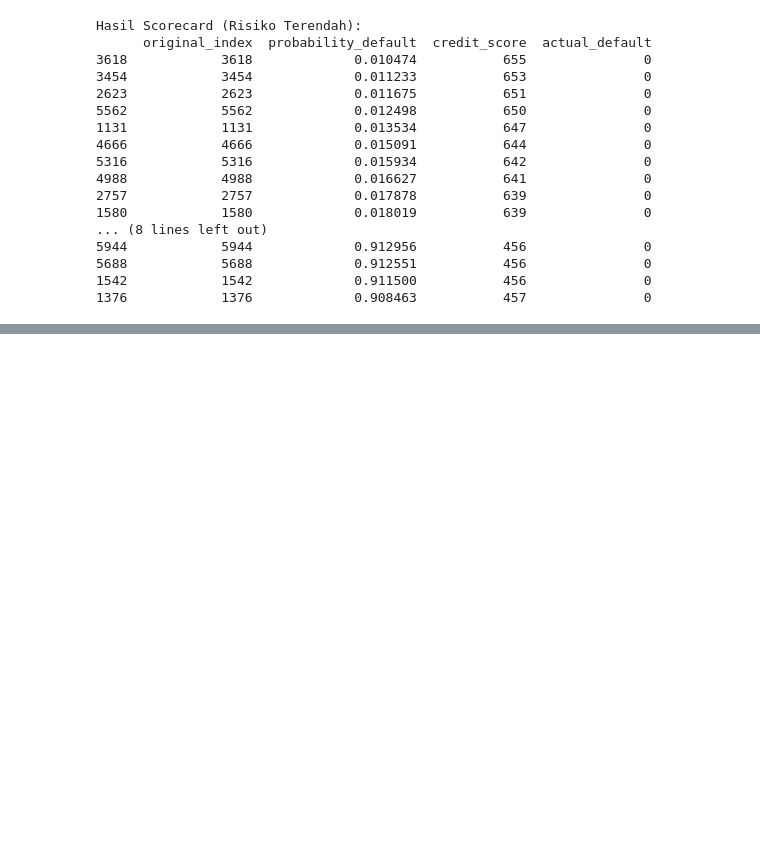
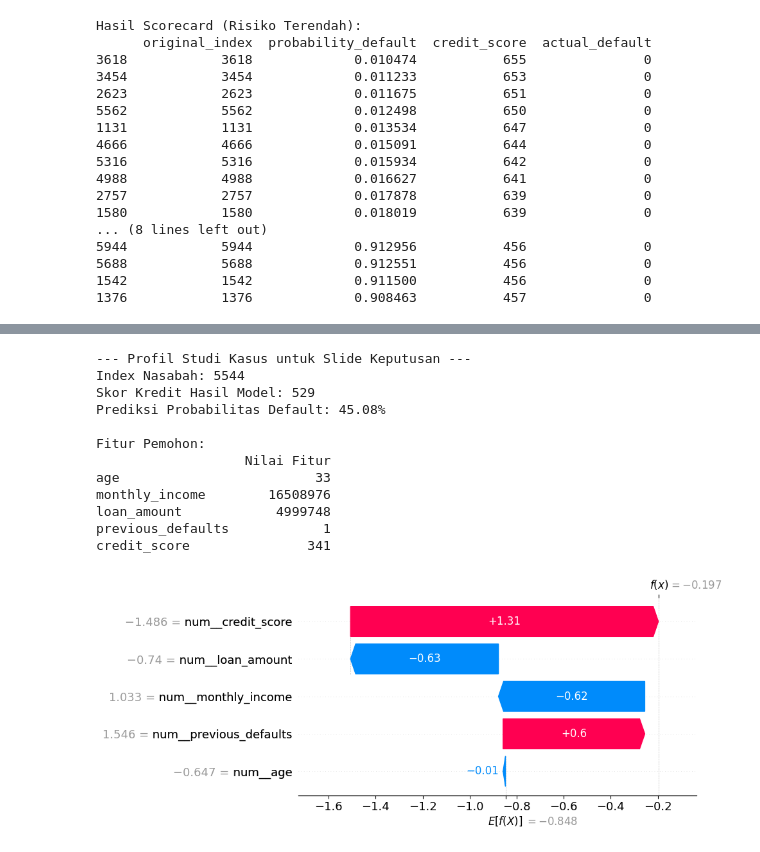
Before and after one commit to farhanrkt/ds-test, a Jupyter notebook: notebooks/B_modeling.ipynb, the cells around one changed output, grey strips where cells are left out. Cells and saved outputs as stored; diff of their text form; code cells hidden in the pictures; blank space fills up the shorter version.

```diff
--- a/notebooks/B_modeling.ipynb
+++ b/notebooks/B_modeling.ipynb
@@ -420,0 +471,41 @@ Hasil Scorecard (Risiko Terendah):
+# %%
+target_loan_amount = 5000000
+best_index_label = (x_test['loan_amount'] - target_loan_amount).abs().idxmin()
+best_index_pos = x_test.index.get_loc(best_index_label)
+
+kasus_studi = x_test.loc[[best_index_label]]
+kasus_studi_transformed = X_test_transformed[best_index_pos]
+
+prob_default_nasabah = model_pipeline.predict_proba(kasus_studi)[:, 1][0]
+skor_kredit_nasabah = create_scorecard(prob_default_nasabah)
+
+print("--- Profil Studi Kasus untuk Slide Keputusan ---")
+print(f"Index Nasabah: {kasus_studi.index[0]}")
+print(f"Skor Kredit Hasil Model: {skor_kredit_nasabah}")
+print(f"Prediksi Probabilitas Default: {prob_default_nasabah:.2%}")
+print("\nFitur Pemohon:")
+print(kasus_studi.transpose().rename(columns={kasus_studi.index[0]: 'Nilai Fitur'}))
+
+shap_explanation_nasabah = shap.Explanation(
+    values=shap_values[best_index_pos],
+    base_values=explainer.expected_value,
+    data=kasus_studi_transformed,
+    feature_names=feature_names
+)
+shap.waterfall_plot(shap_explanation_nasabah, show=False)
+plt.savefig('shap_decision_plot.png', dpi=150, bbox_inches='tight')
+plt.show()
+# %% [output]
+--- Profil Studi Kasus untuk Slide Keputusan ---
+Index Nasabah: 5544
+Skor Kredit Hasil Model: 529
+Prediksi Probabilitas Default: 45.08%
+
+Fitur Pemohon:
+                   Nilai Fitur
+age                         33
+monthly_income        16508976
+loan_amount            4999748
+previous_defaults            1
+credit_score               341
+[figure, added]
```
Also changed, not shown: parts of 5 cells of this notebook.
